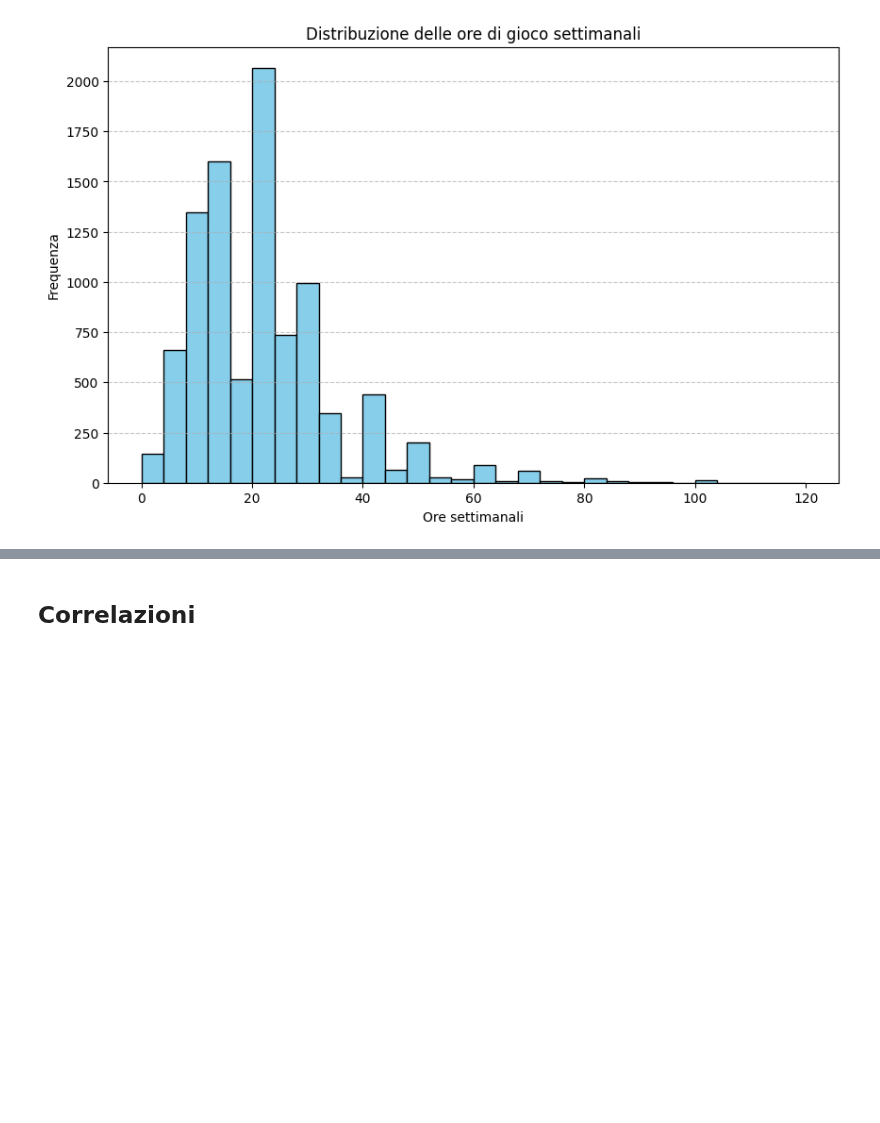
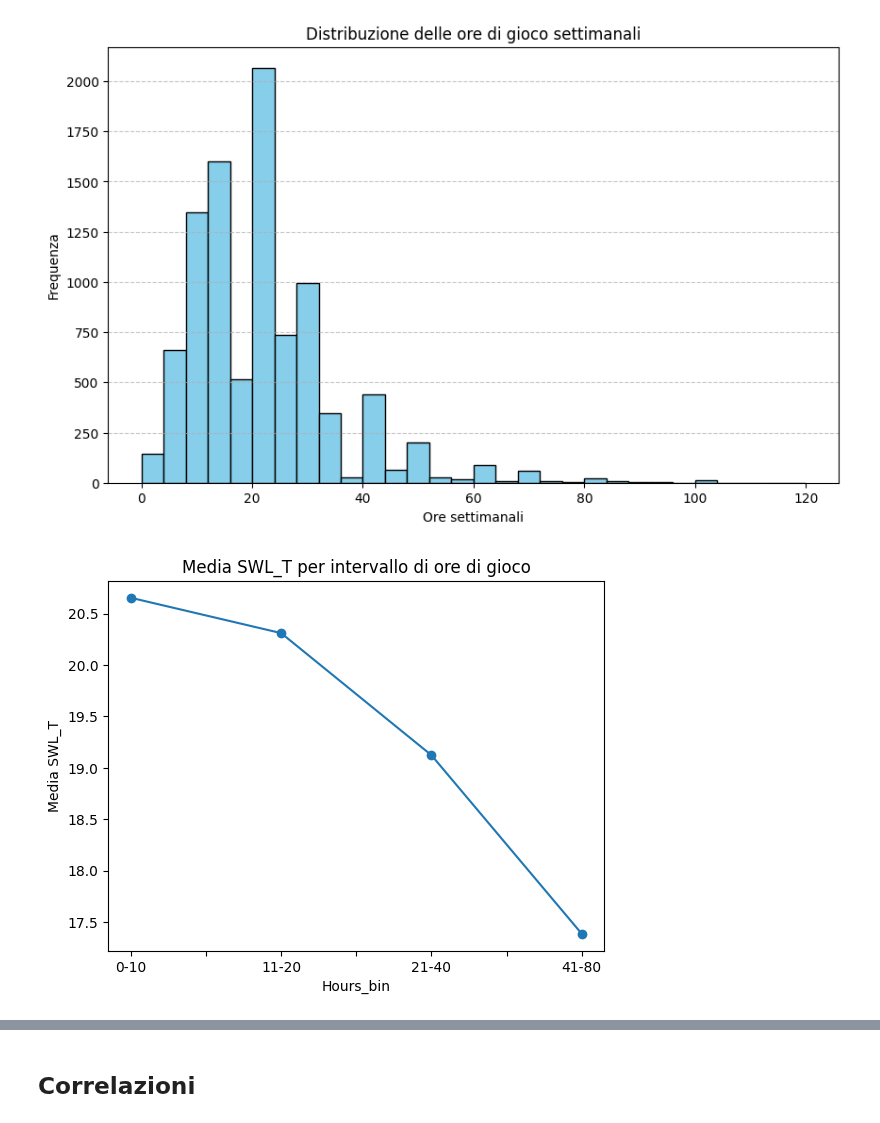
Before and after one commit to leonardogrimaldi/Progetto_Data_Intensive_24-25, a Jupyter notebook: main.ipynb, the cells around one changed output, grey strips where cells are left out. Cells and saved outputs as stored; diff of their text form; code cells hidden in the pictures; blank space fills up the shorter version.

Commit message:
added more graphs

```diff
--- a/main.ipynb
+++ b/main.ipynb
@@ -424,3 +426,17 @@ plt.grid(axis='y', linestyle='--', alpha=0.7)
 plt.show()
 # %% [output]
 [figure]
+# %%
+filtered = lol_dataset[lol_dataset['Hours'] <= 80].copy()
+
+filtered.loc[:, 'Hours_bin'] = pd.cut(
+    filtered['Hours'],
+    bins=[0, 10, 20, 40, 80],
+    labels=['0-10', '11-20', '21-40', '41-80']
+)
+filtered.groupby('Hours_bin')['SWL_T'].mean().plot(marker='o')
+plt.ylabel("Media SWL_T")
+plt.title("Media SWL_T per intervallo di ore di gioco")
+plt.show()
+# %% [output]
+[figure, added]
```
Also changed, not shown: parts of 3 cells of this notebook.
